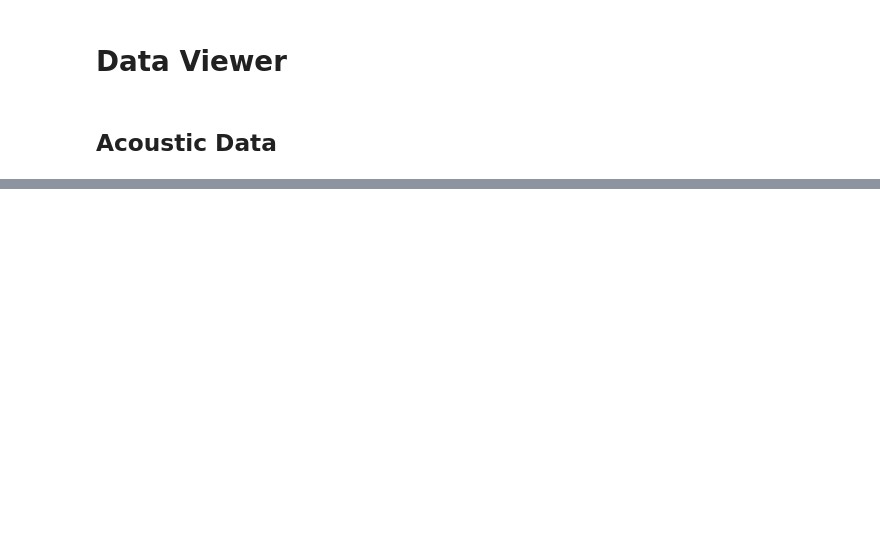
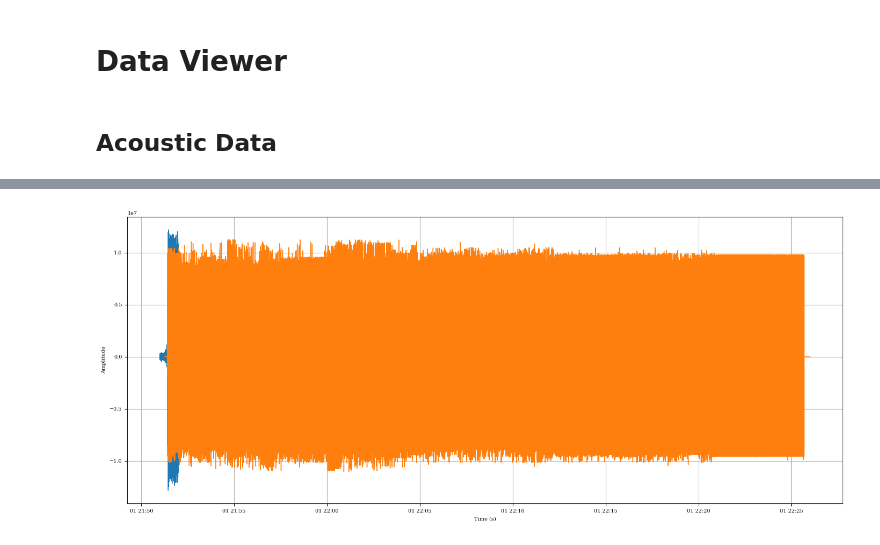
Before and after one commit to NeptuneProjects/RODEO-II_VineyardWind, a Jupyter notebook: scripts/plot/viewer.ipynb, the cells around one changed output, grey strips where cells are left out. Cells and saved outputs as stored; diff of their text form; code cells hidden in the pictures; blank space fills up the shorter version.

```diff
--- a/scripts/plot/viewer.ipynb
+++ b/scripts/plot/viewer.ipynb
@@ -50,0 +78,16 @@ plt.show()
+# %%
+ds_synth = read_hdf5("data/acoustic/vla1_synthetic_strikes.hdf5")
+# %%
+synth_data = ds_synth.data[0]
+synth_t = ds_synth.time_vector
+
+fig, ax = plt.subplots(figsize=(14, 6))
+ax.plot(ds.time_vector, ds.data[0], label="Original Signal")
+ax.plot(synth_t, synth_data, label="Synthetic Strikes")
+ax.grid()
+ax.set_xlabel("Time (s)")
+ax.set_ylabel("Amplitude")
+plt.tight_layout()
+plt.show()
+# %% [output]
+[figure, added]
```
Also changed, not shown: parts of 5 cells of this notebook, 2 other files.
